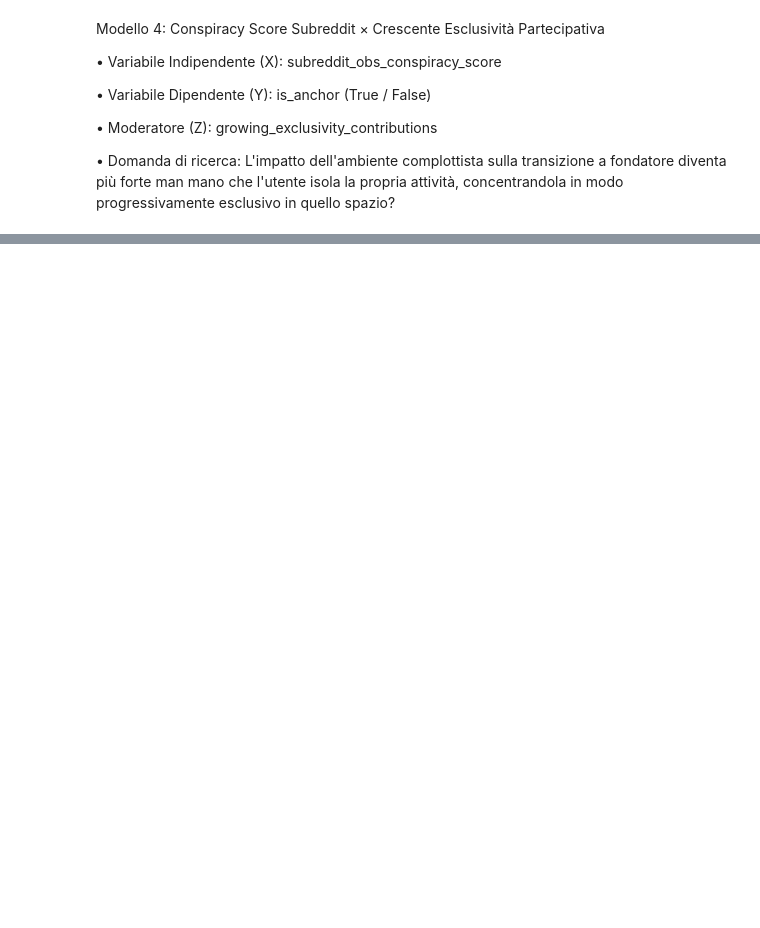
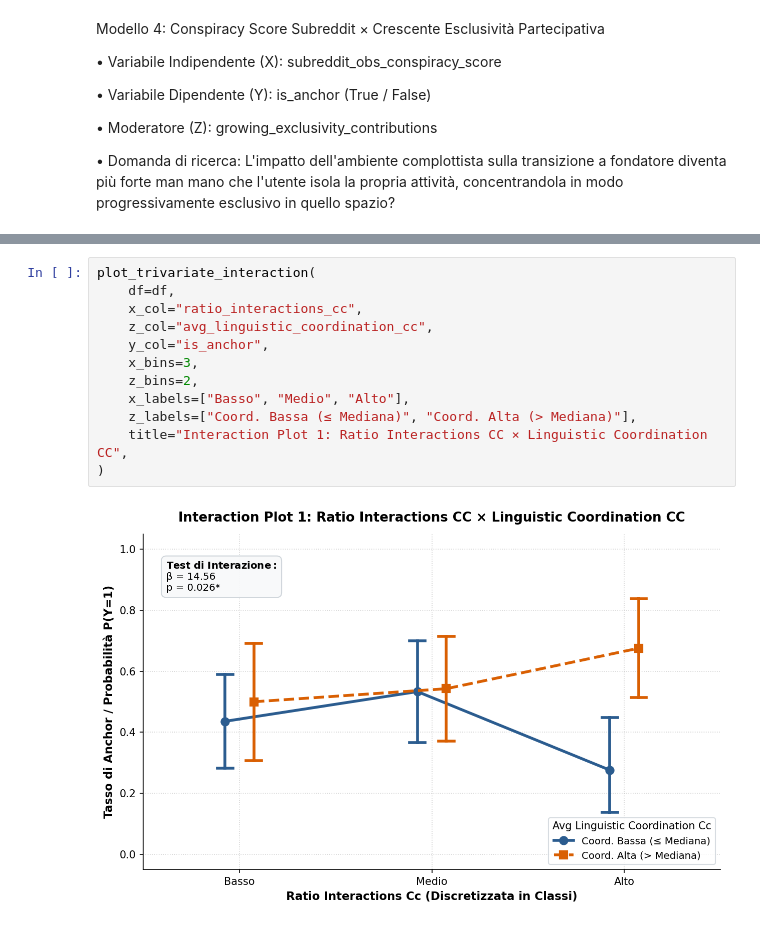
Before and after one commit to Andrii04/conspiracy-founders, a Jupyter notebook: notebooks/TRIVARIATE_FEATURE_PLOTS.ipynb, the cells around one changed output, grey strips where cells are left out. Cells and saved outputs as stored; diff of their text form; blank space fills up the shorter version.

Commit message:
trivariate features changes

```diff
--- a/notebooks/TRIVARIATE_FEATURE_PLOTS.ipynb
+++ b/notebooks/TRIVARIATE_FEATURE_PLOTS.ipynb
@@ -1030,0 +1203,14 @@ plt.show()
+# %%
+plot_trivariate_interaction(
+    df=df,
+    x_col="ratio_interactions_cc",
+    z_col="avg_linguistic_coordination_cc",
+    y_col="is_anchor",
+    x_bins=3,
+    z_bins=2,
+    x_labels=["Basso", "Medio", "Alto"],
+    z_labels=["Coord. Bassa (≤ Mediana)", "Coord. Alta (> Mediana)"],
+    title="Interaction Plot 1: Ratio Interactions CC × Linguistic Coordination CC",
+)
+# %% [output]
+[figure, added]
```
Also changed, not shown: parts of 8 cells of this notebook.
